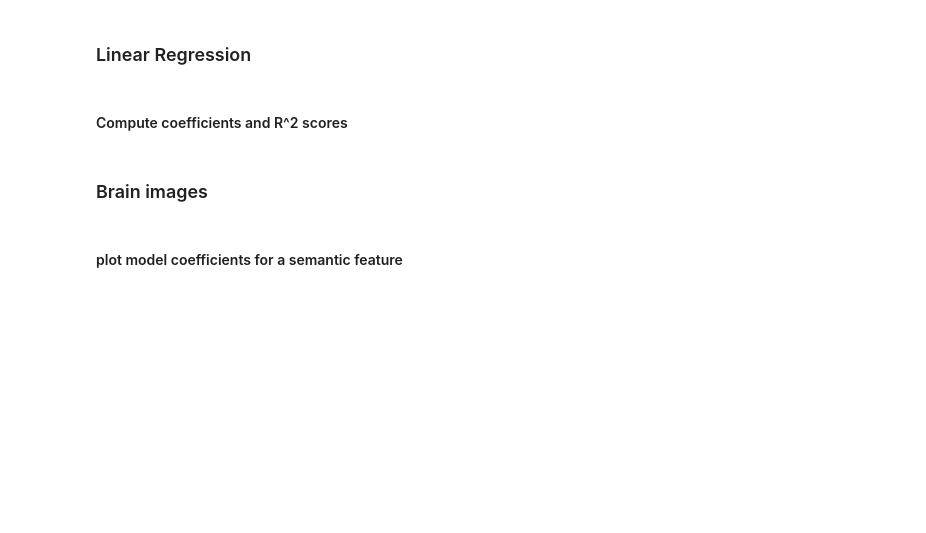
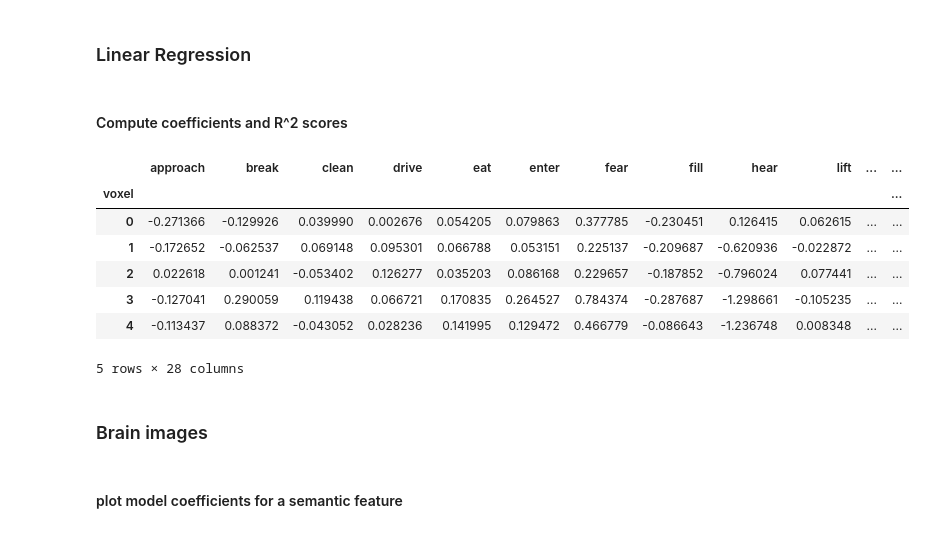
Before and after one commit to gosh-a/semantic-dimensions-in-brain, a Jupyter notebook: semantic_features.ipynb, the cells around one changed output. Saved outputs shown, nothing was run; the diff lists cells and outputs as text; code cells hidden in the pictures; blank space fills up the shorter version.

```diff
--- a/semantic_features.ipynb
+++ b/semantic_features.ipynb
@@ -212,3 +223,18 @@ df_coefficients['brain_region'] = df_coefficients['coordinates'].apply(lambda co
+# %%
+df_coefficients = pd.read_csv(os.path.join("data","df_coefficients.csv"), index_col='voxel')
+# %%
+df_coefficients['coordinates'] = df_coefficients['coordinates'].apply(lambda x: ast.literal_eval(x))
+# %%
+df_coefficients.head()
+# %% [output]
+|  | approach | break | clean | drive | eat | enter | fear | fill | hear | lift | ... | ... |
+| voxel |  |  |  |  |  |  |  |  |  |  |  | ... |
+| 0 | -0.271366 | -0.129926 | 0.039990 | 0.002676 | 0.054205 | 0.079863 | 0.377785 | -0.230451 | 0.126415 | 0.062615 | ... | ... |
+| 1 | -0.172652 | -0.062537 | 0.069148 | 0.095301 | 0.066788 | 0.053151 | 0.225137 | -0.209687 | -0.620936 | -0.022872 | ... | ... |
+| 2 | 0.022618 | 0.001241 | -0.053402 | 0.126277 | 0.035203 | 0.086168 | 0.229657 | -0.187852 | -0.796024 | 0.077441 | ... | ... |
+| 3 | -0.127041 | 0.290059 | 0.119438 | 0.066721 | 0.170835 | 0.264527 | 0.784374 | -0.287687 | -1.298661 | -0.105235 | ... | ... |
+| 4 | -0.113437 | 0.088372 | -0.043052 | 0.028236 | 0.141995 | 0.129472 | 0.466779 | -0.086643 | -1.236748 | 0.008348 | ... | ... |
+5 rows × 28 columns
 # %% [markdown]
 ### Brain images
 # %% [markdown]
```
Also changed, not shown: parts of 27 cells of this notebook, 5 other files.
